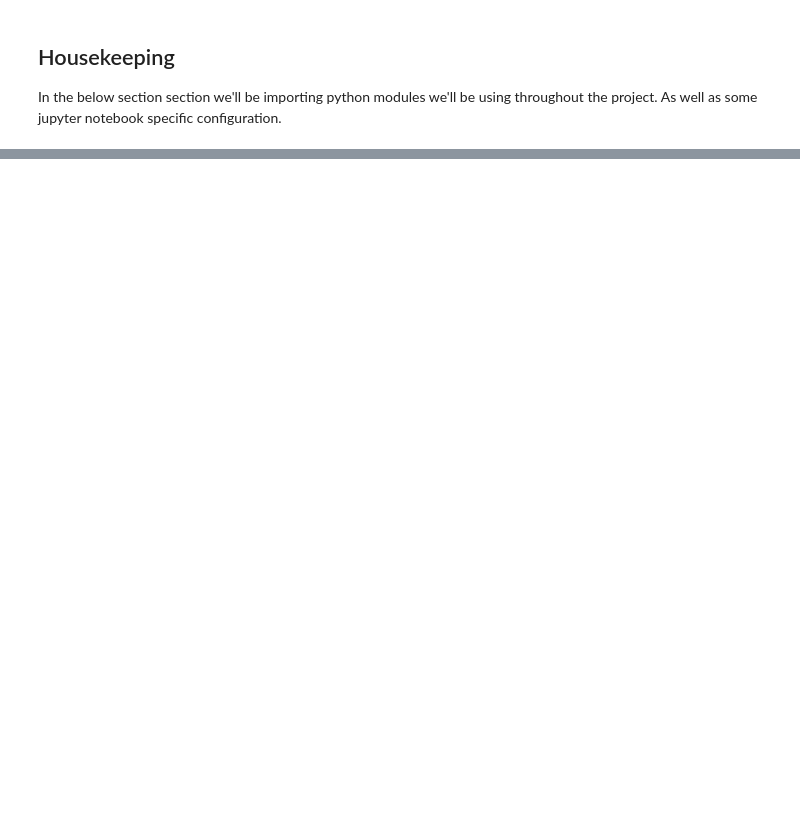
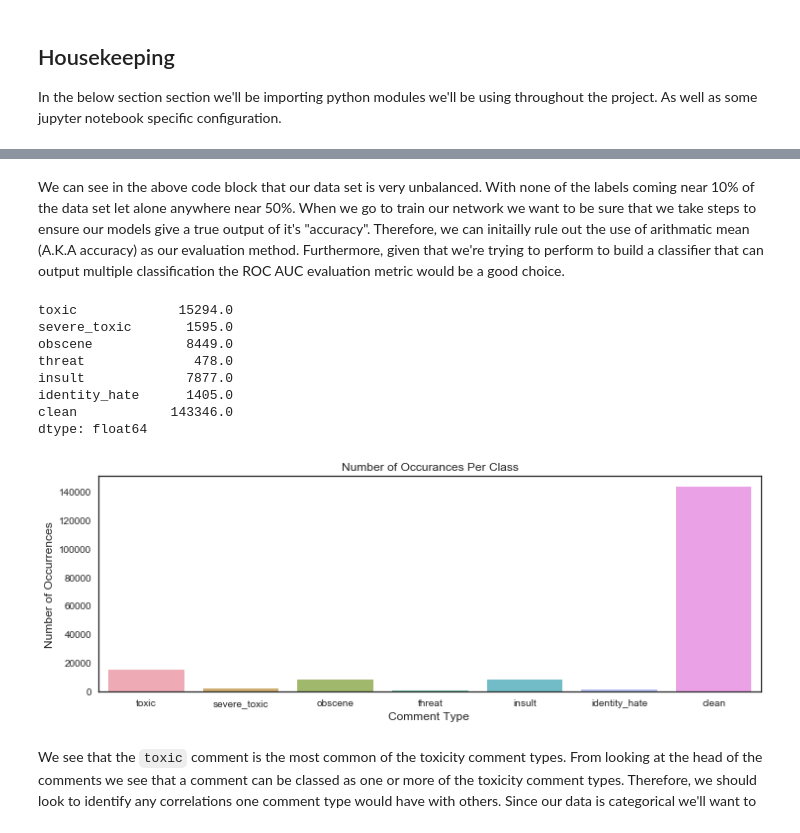
Before and after one commit to stephenoken/Toxic-Comment-Classifier, a Jupyter notebook: toxic_comment_classifier.ipynb, the cells around one changed output, grey strips where cells are left out. Saved outputs shown, nothing was run; the diff lists cells and outputs as text; code cells hidden in the pictures; blank space fills up the shorter version.

Commit message:
Initial attempt at data analysis

```diff
--- a/toxic_comment_classifier.ipynb
+++ b/toxic_comment_classifier.ipynb
@@ -10,7 +12,13 @@ In the below section section we'll be importing python modules we'll be using th
 # Import libraries necessary for this project
 import numpy as np
 import pandas as pd
-import matplot
+import matplotlib.pyplot as plt
+from functools import reduce
+import seaborn as sns
+from io import StringIO
+from wordcloud import WordCloud
+
+sns.set(style="white")
 
 # Pretty display for notebooks
 %matplotlib inline
@@ -29,0 +97,14 @@ Our first step is to understand the dataset we're working with. In this section
+# %%
+rowsums = data.iloc[:,2:].sum(axis=1)
+temp_data = data
+temp_data['clean'] = (rowsums == 0)
+# %%
+labels = temp_data.columns[2:]
+
+def calculate_label_proportions(label):
+    proportion = temp_data[temp_data[label] == 1].shape[0] / temp_data.shape[0]
+    return "Percentage of {} comments: {:.2%}".format(label, proportion)
+
+label_distribution = reduce(lambda res, cur: "\n".join([res, calculate_label_proportions(cur)]), labels, "")
+
+print(label_distribution)
@@ -29,0 +127,23 @@ Our first step is to understand the dataset we're working with. In this section
+# %% [markdown]
+We can see in the above code block that our data set is very unbalanced. With none of the labels coming near 10% of the data set let alone anywhere near 50%. When we go to train our network we want to be sure that we take steps to ensure our models give a true output of it's "accuracy". Therefore, we can initailly rule out the use of arithmatic mean (A.K.A accuracy) as our evaluation method. Furthermore, given that we're trying to perform to build a classifier that can output multiple classification the ROC AUC evaluation metric would be a good choice.
+# %%
+x = temp_data[labels].sum()
+plt.figure(figsize=(12,4))
+ax= sns.barplot(x.index, x.values, alpha=0.8)
+plt.title("Number of Occurances Per Class")
+plt.ylabel('Number of Occurrences', fontsize=12)
+plt.xlabel('Comment Type ', fontsize=12)
+
+x
+# %% [output]
+toxic             15294.0
+severe_toxic       1595.0
+obscene            8449.0
+threat              478.0
+insult             7877.0
+identity_hate      1405.0
+clean            143346.0
+dtype: float64
+[figure, added]
+# %% [markdown]
+We see that the `toxic` comment is the most common of the toxicity comment types. From looking at the head of the comments we see that a comment can be classed as one or more of the toxicity comment types. Therefore, we should look to identify any correlations one comment type would have with others. Since our data is categorical we'll want to
```
Also changed, not shown: parts of 18 cells of this notebook.
